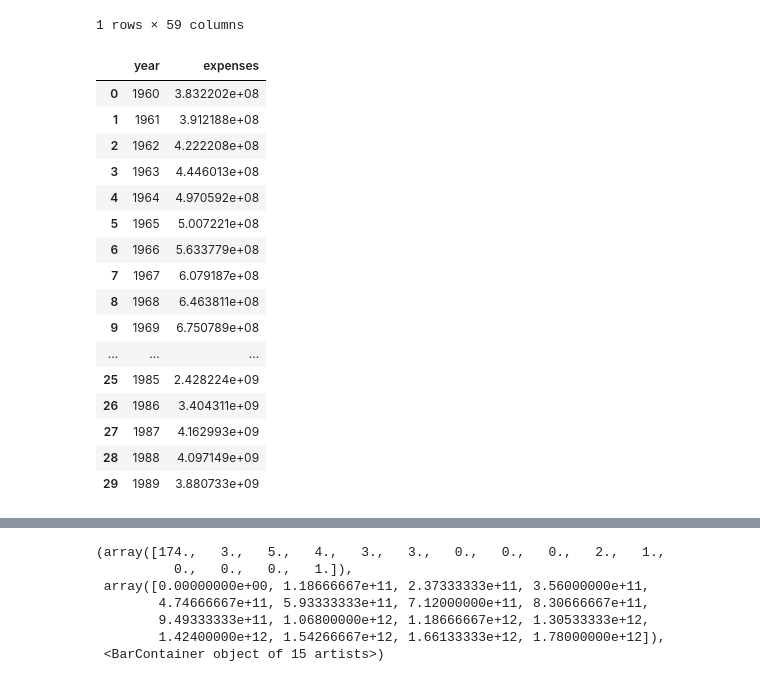
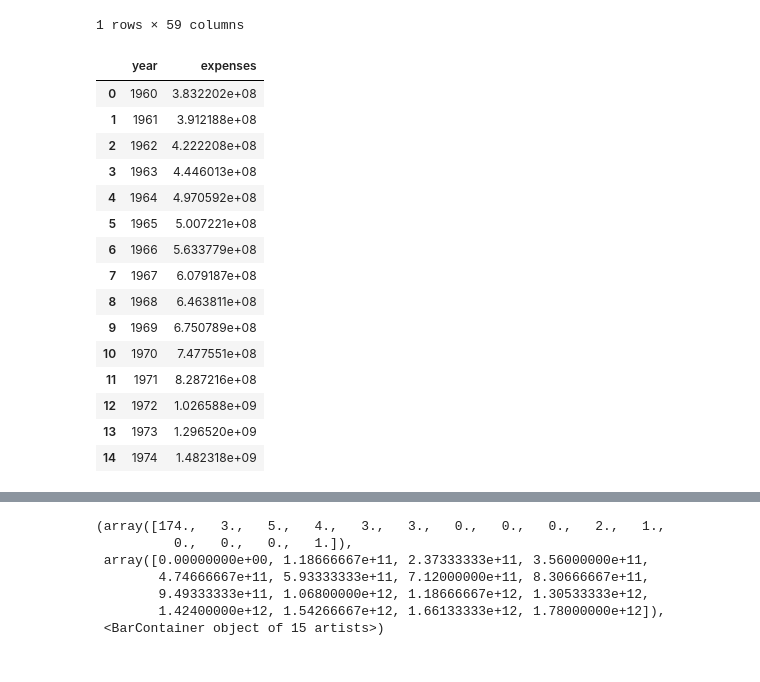
Before and after one commit to stijnverpoest/BRICS-economy, a Jupyter notebook: Military Spending.ipynb, the cells around one changed output, grey strips where cells are left out. Drawn from its saved outputs; the diff is of its cells as text; code cells hidden in the pictures.

```diff
--- a/Military Spending.ipynb
+++ b/Military Spending.ipynb
@@ -34,22 +34,21 @@ df_belgium_years.head()
 1 rows × 59 columns
 # %%
 df_belgium_years_rows = df_belgium_years.melt(var_name = "year", value_name = "expenses")
-df_belgium_years_rows.head(30)
+df_belgium_years_rows.head(15)
 # %% [output]
 |  | year | expenses |
 | 0 | 1960 | 3.832202e+08 |
 | 1 | 1961 | 3.912188e+08 |
 | 2 | 1962 | 4.222208e+08 |
 | 3 | 1963 | 4.446013e+08 |
 | 4 | 1964 | 4.970592e+08 |
 | 5 | 1965 | 5.007221e+08 |
 | 6 | 1966 | 5.633779e+08 |
 | 7 | 1967 | 6.079187e+08 |
 | 8 | 1968 | 6.463811e+08 |
 | 9 | 1969 | 6.750789e+08 |
-| ... | ... | ... |
-| 25 | 1985 | 2.428224e+09 |
-| 26 | 1986 | 3.404311e+09 |
-| 27 | 1987 | 4.162993e+09 |
-| 28 | 1988 | 4.097149e+09 |
-| 29 | 1989 | 3.880733e+09 |
+| 10 | 1970 | 7.477551e+08 |
+| 11 | 1971 | 8.287216e+08 |
+| 12 | 1972 | 1.026588e+09 |
+| 13 | 1973 | 1.296520e+09 |
+| 14 | 1974 | 1.482318e+09 |
```
Also changed, not shown: parts of 3 cells of this notebook.
